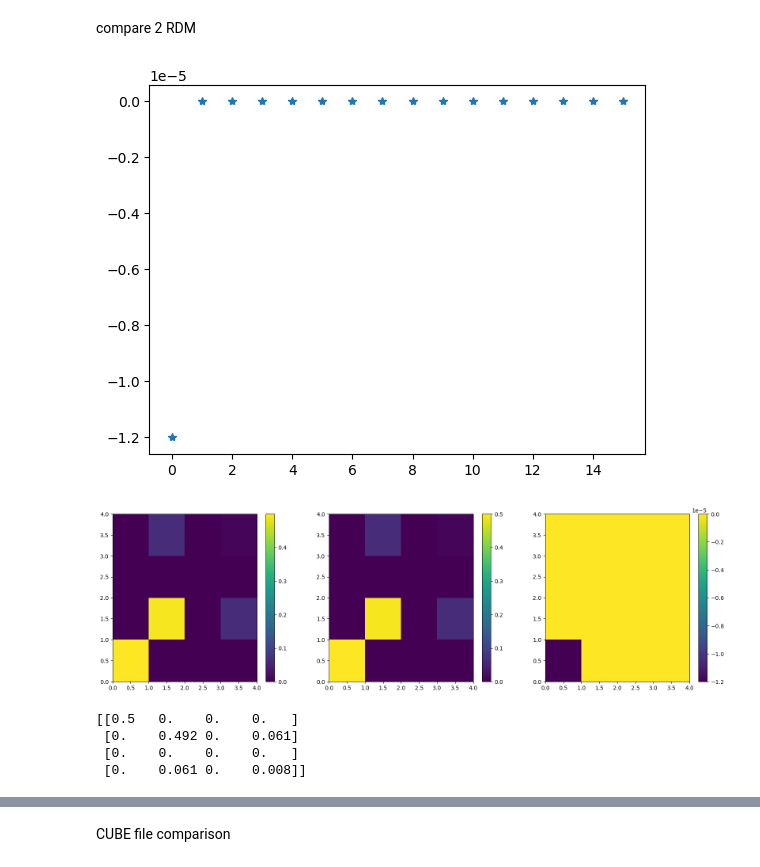
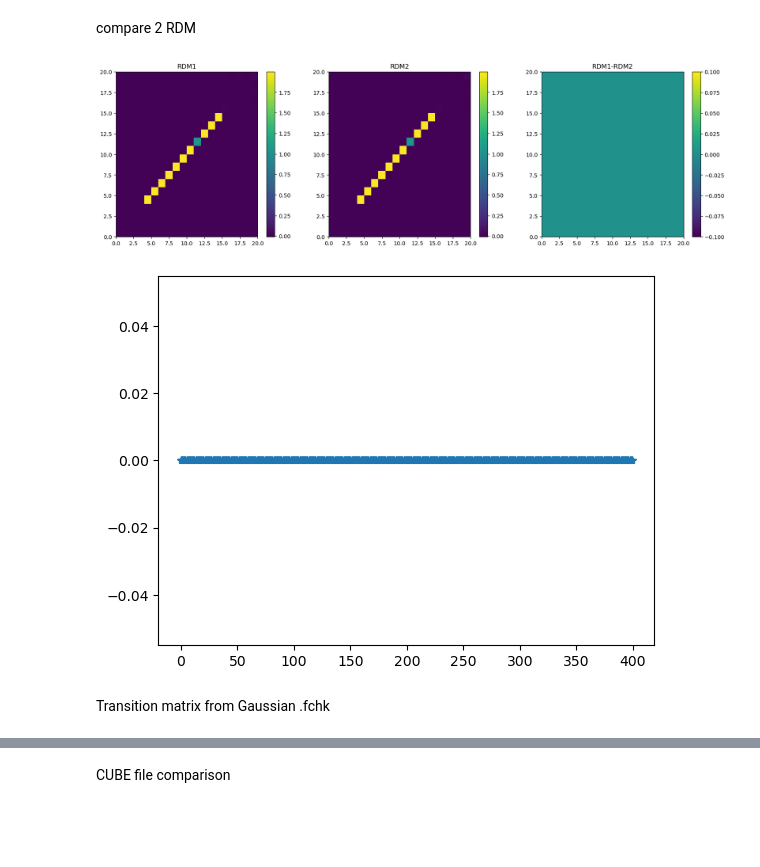
Before and after one commit to allouchear/CdftT, a Jupyter notebook: tools/dataAnalysis/data_analysis.ipynb, the cells around one changed output, grey strips where cells are left out. Cells and saved outputs as stored; diff of their text form; code cells hidden in the pictures; blank space fills up the shorter version.

Commit message:
improved data analysis jupyter notebook

```diff
--- a/tools/dataAnalysis/data_analysis.ipynb
+++ b/tools/dataAnalysis/data_analysis.ipynb
@@ -45,44 +68,64 @@ transition 2->8 with coef 0.00000
 # %% [markdown]
 compare 2 RDM
 # %%
-f1 = open("/home/atourneur/Documents/CdftT/test_ambroise/test_CO/test_transition/H2/cpp_Gamma_state1_RDM.cdftt")
-f2 = open("/home/atourneur/Documents/CdftT/test_ambroise/test_CO/test_transition/H2/cpp_X_state1_RDM.cdftt")
-Nmo = 4          # number of molecular orbitals i.e. size of matrix
+##################
+# RDM from CdftT #
+##################
+f1 = open("/home/atourneur/Documents/CdftT/test_ambroise/test_acrolein/cpp/cpp_Gamma_state50_RDM.cdftt")
+f2 = open("/home/atourneur/Documents/CdftT/test_ambroise/test_acrolein/cpp/cpp_Gamma_transition_state50_state50_RDM.cdftt")
+Nmo = 80          # number of molecular orbitals i.e. size of matrix
 
 tokens = f1.read().split()
 data = []
 for idx, token in enumerate(tokens):
     if idx >=2 :
         row = token
         data.append(row)
-RDM_X = np.array(data[0:Nmo**2],dtype=float)
+CdftTRDM1 = np.array(data[0:Nmo**2],dtype=float)*2
 
 tokens = f2.read().split()
 data = []
 for idx, token in enumerate(tokens):
     if idx >=2 :
         row = token
         data.append(row)
-RDM_Gamma = np.array(data[0:Nmo**2],dtype=float)
+CdftTRDM2 = np.array(data[0:Nmo**2],dtype=float)
 
-plt.plot(RDM_X-RDM_Gamma,"*")
+CdftTRDM1.resize((Nmo,Nmo))
+CdftTRDM2.resize((Nmo,Nmo))
+
+
+##################
+# RDM from pySCF #
+##################
+fname = "/home/atourneur/Documents/CdftT/test_ambroise/test_acrolein/pySCF/RDM_state_1.npy"
+pyRDM = np.load(fname)
+
+
+
+########
+# plot #
+########
+RDM1 = CdftTRDM1[0:20,0:20]
+RDM2 = CdftTRDM2[0:20,0:20]*2
+
+fig, ax = plt.subplots(nrows=1, ncols=3,figsize=(20,5.5))
+plot1 = ax[0].pcolormesh(RDM1)
+plt.colorbar(plot1)
+plot2 = ax[1].pcolormesh(RDM2)
+plt.colorbar(plot2)
+plot3 = ax[2].pcolormesh(RDM1-RDM2)
+plt.colorbar(plot3)
+ax[0].set_title('RDM1')
+ax[1].set_title('RDM2')
+ax[2].set_title('RDM1-RDM2')
 plt.show()
 
-RDM_X.resize((Nmo,Nmo))
-RDM_Gamma.resize((Nmo,Nmo))
 
-fig, ax = plt.subplots(nrows=1, ncols=3,figsize=(20,5.5))#,subplot_kw={"projection": "3d"})
-plot1 = ax[0].pcolormesh(RDM_X)
-plt.colorbar(plot1)
-plot2 = ax[1].pcolormesh(RDM_Gamma)
-plt.colorbar(plot2)
-plot3 = ax[2].pcolormesh(RDM_X-RDM_Gamma)
-plt.colorbar(plot3)
+plt.plot(RDM1.flatten()-RDM2.flatten(),"*")
 plt.show()
 # %% [output]
-[figure, old version]
+[figure, new version]
-[figure, old version]
+[figure, new version]
-[[0.5   0.    0.    0.   ]
- [0.    0.492 0.    0.061]
- [0.    0.    0.    0.   ]
- [0.    0.061 0.    0.008]]
+# %% [markdown]
+Transition matrix from Gaussian .fchk
```
Also changed, not shown: parts of 15 cells of this notebook.
